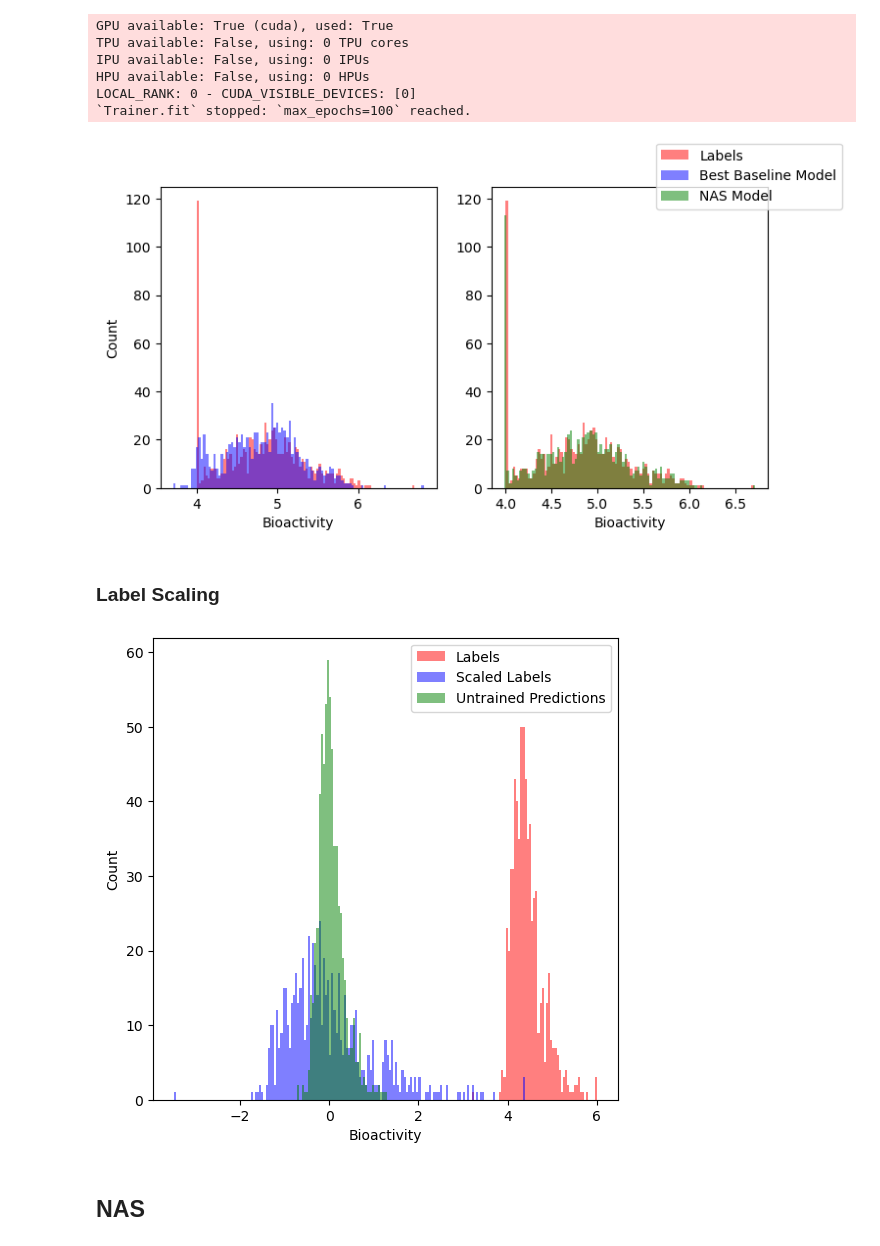
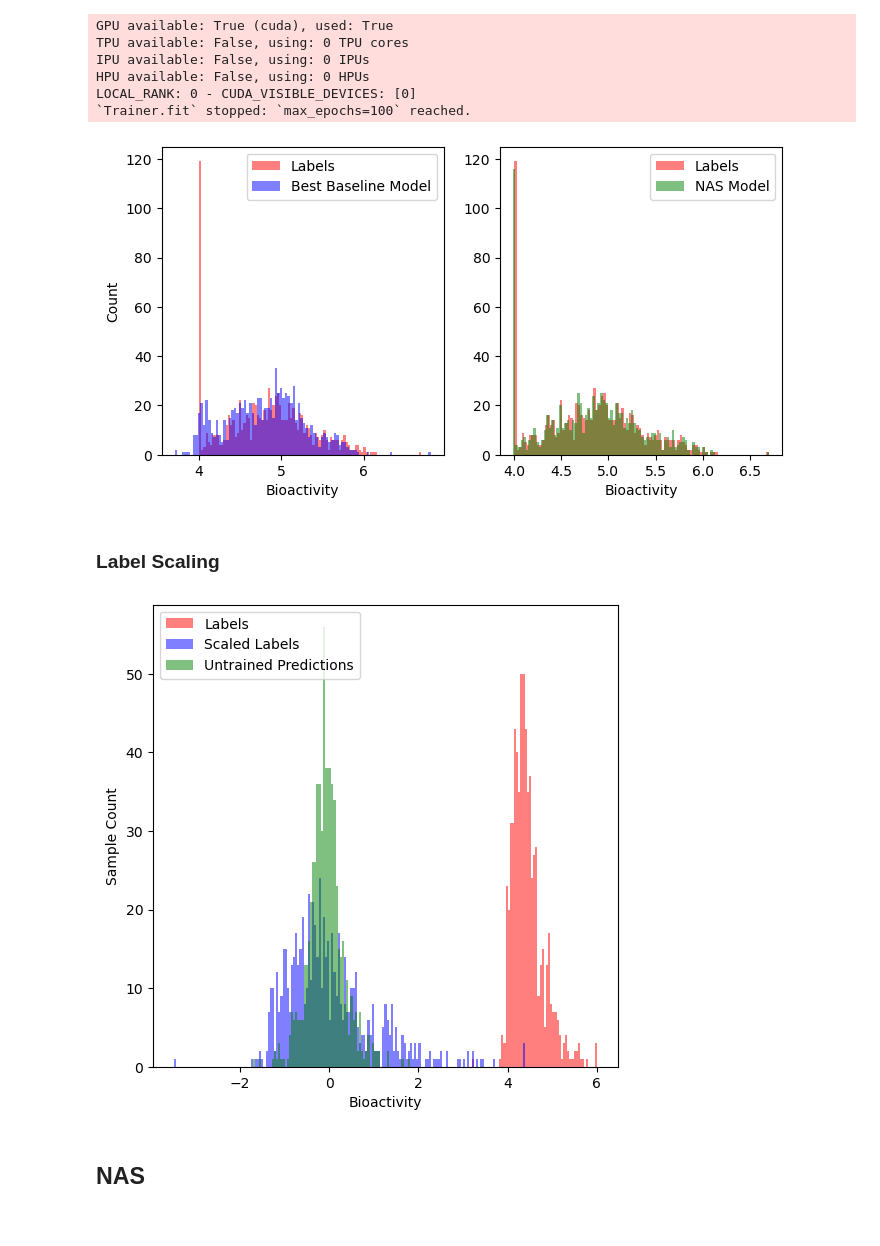
Before and after one commit to harryknighton/drug-discovery-automl, a Jupyter notebook: src/notebooks/evaluation.ipynb, the cells around one changed output. Drawn from its saved outputs; the diff is of its cells as text; code cells hidden in the pictures.

```diff
--- a/src/notebooks/evaluation.ipynb
+++ b/src/notebooks/evaluation.ipynb
@@ -176,9 +198,10 @@ fig.tight_layout()
 x = metrics['ConceptCompleteness']
 y = metrics['RootMeanSquaredError']
 
-ax.set_ylabel('MSE')
-ax.set_xlabel('ConceptCompleteness')
+ax.set_ylabel('MSE Z-Score')
+ax.set_xlabel('ConceptCompleteness Z-Score')
 ax.scatter(x, y, s=1)
 ax.plot(np.unique(x), np.poly1d(np.polyfit(x, y, 1))(np.unique(x)), color='red')
+ax.text(0.05, 0.45, "r=0.49", transform = ax.transAxes, color='crimson', size='large', backgroundcolor='white')
 fig.savefig(config.FIGURES_DIR / 'label_scaling.png')
 # %% [output]
@@ -226,18 +249,19 @@ scaled_best_preds = label_scaler.inverse_transform(best_preds).flatten()
 # %%
 num_bins = 100
 fig, axs = plt.subplots(1, 2, figsize=(8, 4))
 axs[0].set_ylabel('Count')
 for ax in axs:
     ax.set_xlabel('Bioactivity')
 axs[0].hist(raw_dataset.data.y, bins=num_bins, alpha=0.5, label='Labels', color='red')
-axs[1].hist(raw_dataset.data.y, bins=num_bins, alpha=0.5, color='red')
+axs[1].hist(raw_dataset.data.y, bins=num_bins, alpha=0.5, label='Labels', color='red')
 axs[0].hist(scaled_preds.flatten(), bins=num_bins, alpha=0.5, label='Best Baseline Model', color='blue')
 axs[1].hist(scaled_best_preds.flatten(), bins=num_bins, alpha=0.5, label='NAS Model', color='green')
-fig.legend(loc='upper right')
+axs[0].legend(loc='upper right')
+axs[1].legend(loc='upper right')
 
 fig.savefig(config.FIGURES_DIR / 'distribution.png')
 # %% [output]
-[figure, old version]
+[figure, new version]
 # %% [markdown]
 ### Label Scaling
 # %%
@@ -259,7 +283,7 @@ bins = np.linspace(
     200
 )
 fig, ax = plt.subplots(figsize=(6, 6))
-ax.set_ylabel('Count')
+ax.set_ylabel('Sample Count')
 ax.set_xlabel('Bioactivity')
 ax.hist(raw_dataset.data.y, bins=bins, alpha=0.5, label='Labels', color='red')
 ax.hist(scaled_labels.flatten(), bins=bins, alpha=0.5, label='Scaled Labels', color='blue')
@@ -267,7 +291,7 @@ ax.hist(untrained_preds.flatten(), bins=bins, alpha=0.5, label='Untrained Predic
 plt.legend(loc='best')
 fig.savefig(config.FIGURES_DIR / 'label_scaling.png')
 # %% [output]
-[figure, old version]
+[figure, new version]
 # %% [markdown]
 ## NAS
 # %%
```
Also changed, not shown: parts of 20 cells of this notebook.
